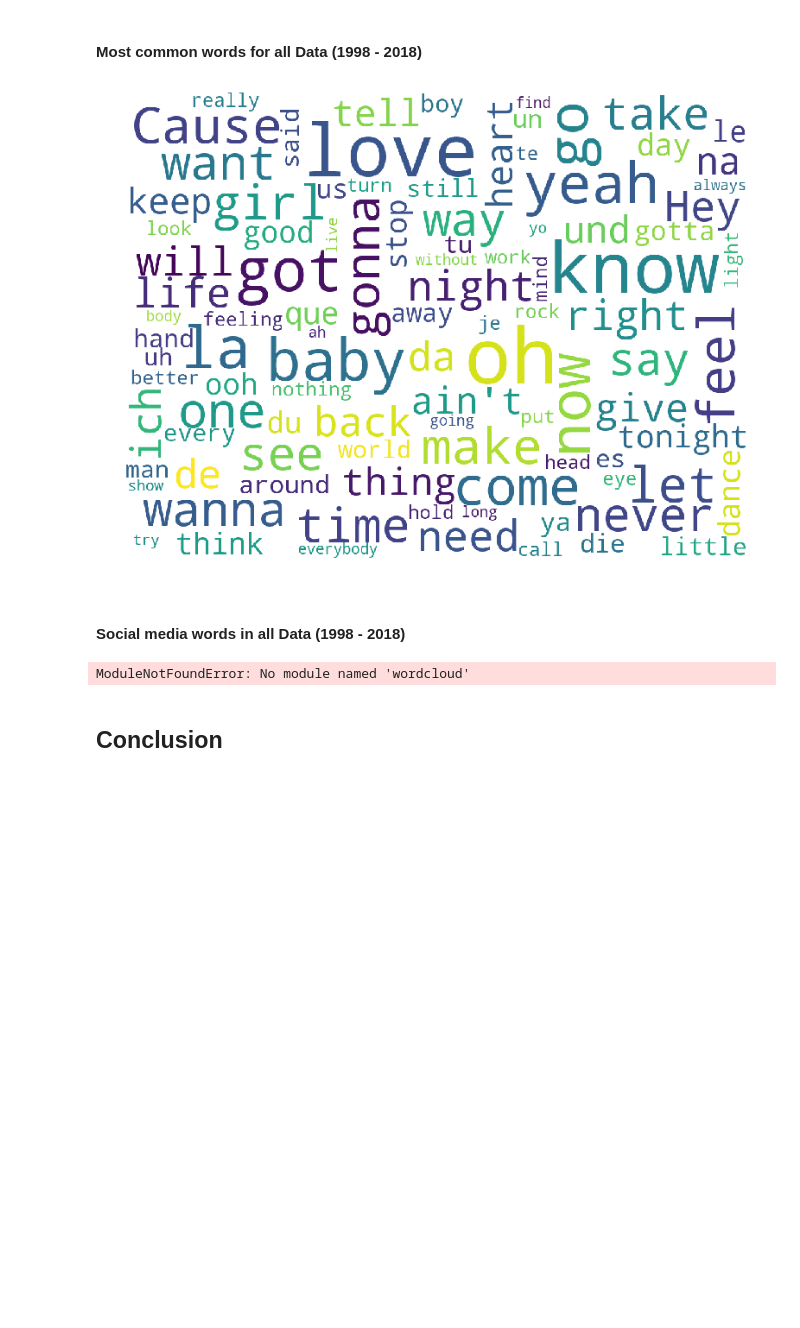
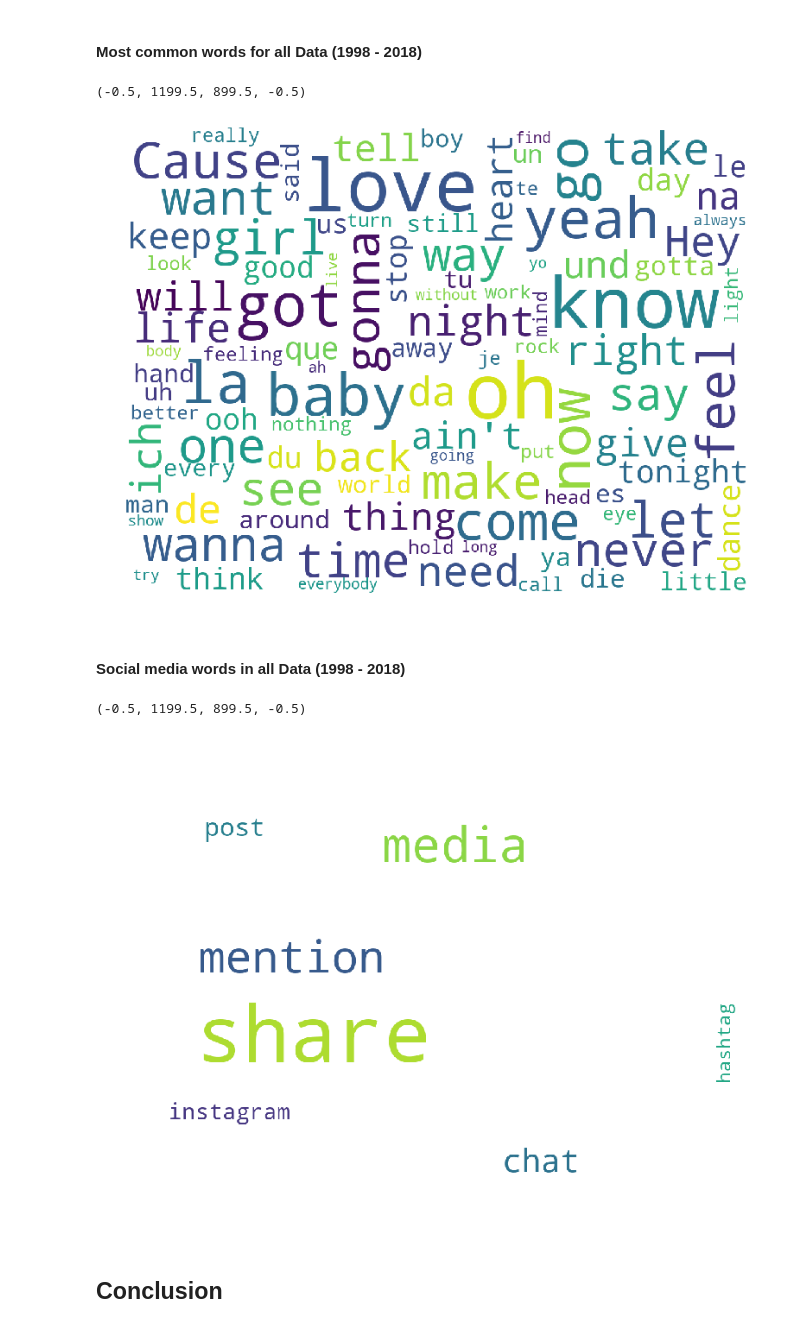
Before and after one commit to widmerin/LyricsAnalyzer, a Jupyter notebook: DataStory.ipynb, the cells around one changed output. Drawn from its saved outputs; the diff is of its cells as text; code cells hidden in the pictures; blank space fills up the shorter version.

Commit message:
Plot Wordcloud

```diff
--- a/DataStory.ipynb
+++ b/DataStory.ipynb
@@ -52,7 +52,7 @@ Record sample JSON file
 Source: Self defined
 # %%
 import pandas as pd
-socialData = pd.read_json(path_or_buf='data/some.json')
+socialData = pd.read_json(path_or_buf='data/socialMediaWords.json')
 print(socialData)
 # %% [output]
           some
@@ -150,63 +150,56 @@ Text(0.5,1,'Boxplot top 20 common words')
 #### Most common words for all Data (1998 - 2018)
 # %%
 def createWordcloud(text):
-    from PIL import Image
     from wordcloud import WordCloud, STOPWORDS, ImageColorGenerator
 
     # Create stopword list:
     stopwords = set(STOPWORDS)
     #stopwords.update(["der","die","das"])
 
-    # Start with one review:
-
-    text = " ".join(lyrics for lyrics in text)
     print ("There are {} words in the combination of all lyrics.".format(len(text)))
 
     # lower max_font_size, change the maximum number of word and lighten the background:
     wordcloud = WordCloud(stopwords=stopwords, width=1200, height=900, max_font_size=150, max_words=100, background_color="white", collocations=False).generate(text)
-    plt.figure(figsize=(14,10))
-    # Display the generated image:
-    plt.imshow(wordcloud, interpolation="bilinear")
-    plt.axis("off")
-    plt.show()
 
     #wordcloud.to_file("data/allwords-cloud.png")
 
-def printWordCloud():
-    plt.figure(figsize=(14,10))
-    img = plt.imread("data/allwords-cloud.png")
-    plt.imshow(img)
-    plt.axis('off')
 
-#createWordcloud(data.lyrics) #generate Wordcloud with most common words
-printWordCloud()
+text = " ".join(lyrics for lyrics in data.lyrics)
+#createWordcloud(text) #generate Wordcloud with most common words
+
+
+plt.figure(figsize=(14,10))
+img = plt.imread("data/allwords-cloud.png")
+plt.imshow(img)
+plt.axis('off')
 # %% [output]
+(-0.5, 1199.5, 899.5, -0.5)
 [figure]
 # %% [markdown]
 #### Social media words in all Data (1998 - 2018)
 # %%
 ## Get count per year for specific words
-
-path2data = 'some.json'
-socialData = pd.read_json(path_or_buf=path2data)
 socialDataCounts = []
 
 wordFrequenz = get_top_n_words(data.lyrics)
 socialDataCounts = wordFrequenz[wordFrequenz.word.isin(socialData.some)]
 
 text = []
 
 def createWordString(w):
     newWord = w.word+" "
     text.append(newWord*w.occurrence)
 
 socialDataCounts.apply(createWordString, axis=1)
 
+#createWordcloud(socialDataText)
 
-socialDataText = ''.join(text)
-
-createWordcloud(socialDataText)
+plt.figure(figsize=(14,10))
+img = plt.imread("data/social-cloud.png")
+plt.imshow(img)
+plt.axis('off')
 # %% [output]
-ModuleNotFoundError: No module named 'wordcloud'
+(-0.5, 1199.5, 899.5, -0.5)
+[figure, added]
 # %% [markdown]
 ## Conclusion
```
Also changed, not shown: parts of 1 cell of this notebook, 3 other files.
